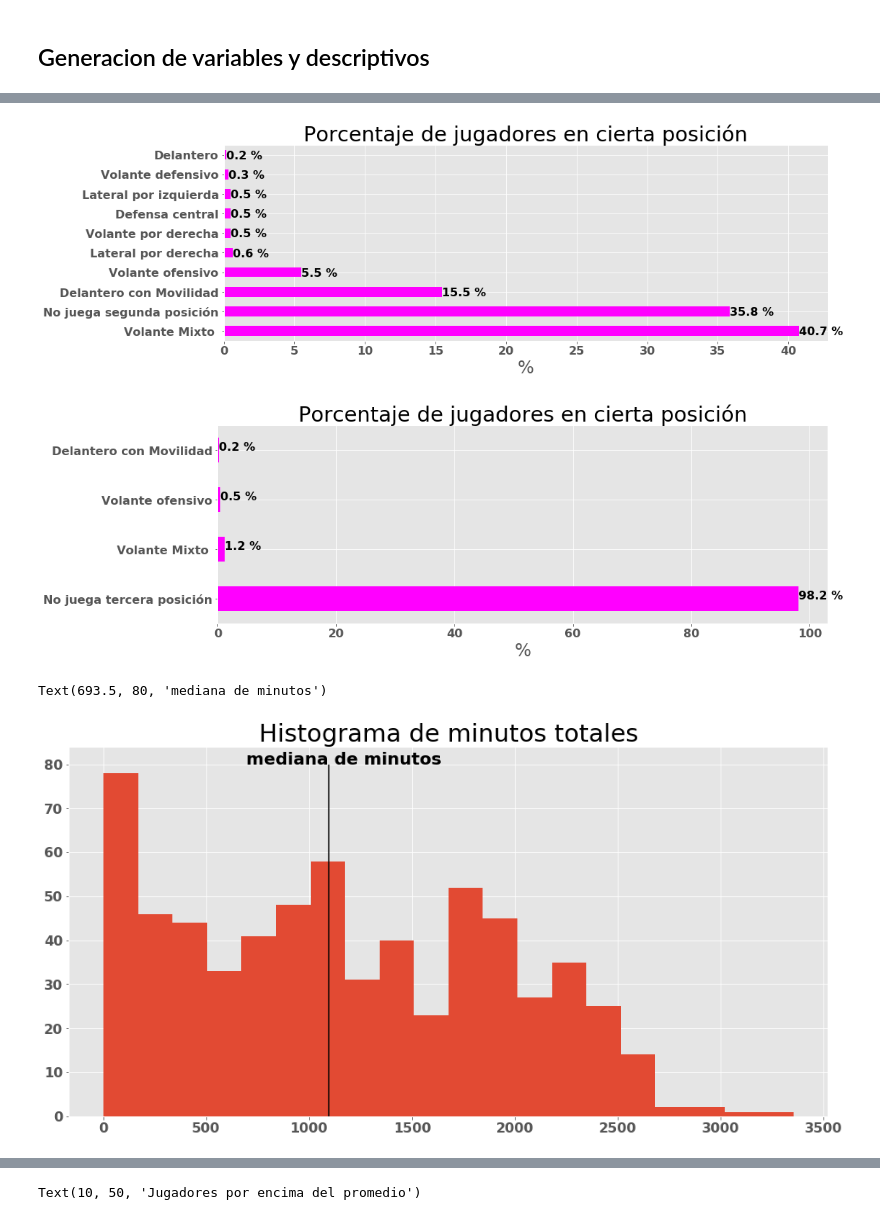
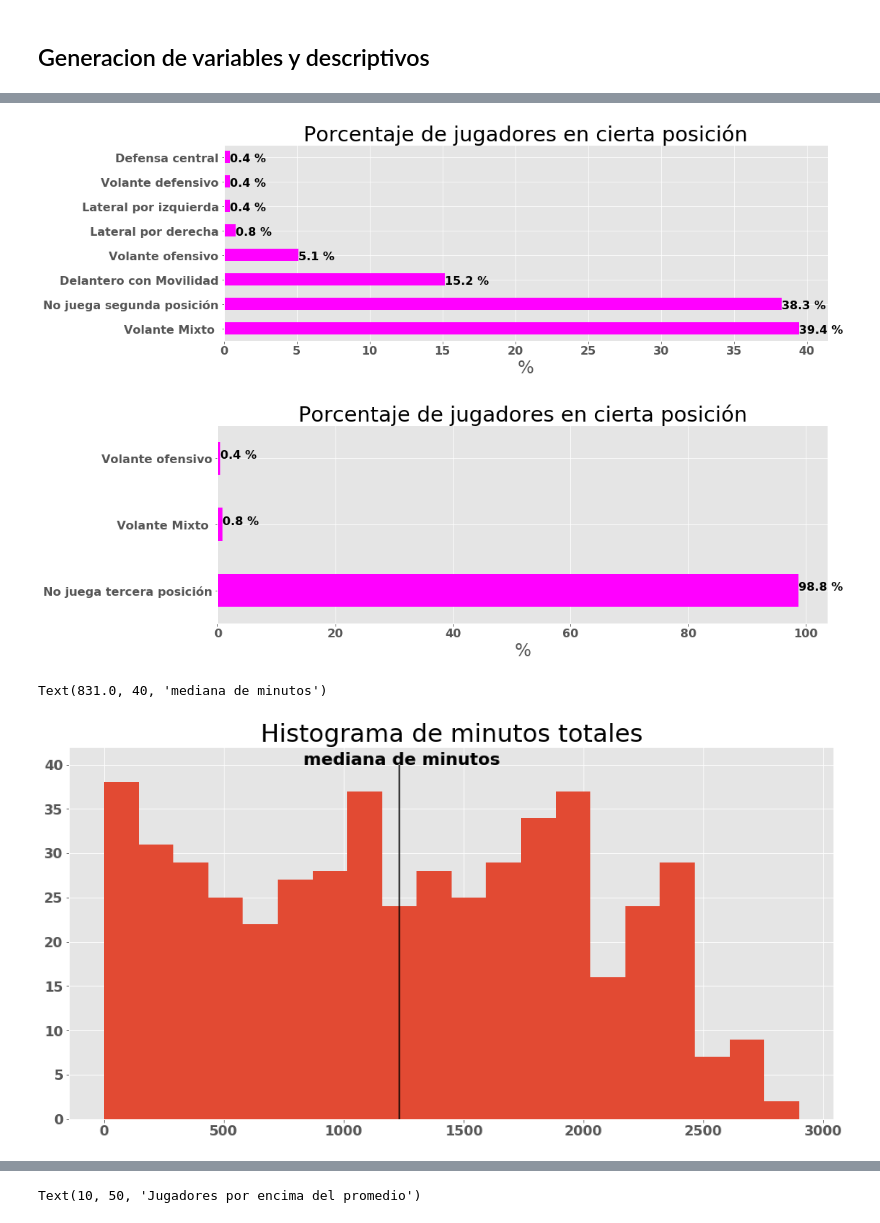
Before and after one commit to serch86/TransferPricePrediction, a Jupyter notebook: Description_and_merge_Transfer_Market.ipynb, the cells around one changed output, grey strips where cells are left out. Drawn from its saved outputs; the diff is of its cells as text; code cells hidden in the pictures.

```diff
--- a/Description_and_merge_Transfer_Market.ipynb
+++ b/Description_and_merge_Transfer_Market.ipynb
@@ -406,4 +378,6 @@ df_tp_15.columns,df_tp_15.shape
 (Index(['equipo', 'fecha_nacimiento', 'jugadores', 'valor', 'value_2015',
         'primer_nombre', 'primer_apellido', 'segundo_apellido'],
        dtype='object'), (1034, 8))
+# %%
+df_tp_15.dropna(subset=['value_2015'], inplace= True)
 # %% [markdown]
@@ -416,7 +393,7 @@ cols = ['jugador', 'primer_apellido','primer_nombre','fecha_nacimiento_x', 'naci
        'minutos_jugados_pos2', 'minutos_jugados_pos3', 'ranking_pos1',
        'ranking_pos2', 'ranking_pos3', 'ranking_restringido_pos1',
        'ranking_restringido_pos2', 'ranking_restringido_pos3','value_2015']
-df_2015 = df_pre_final.merge(df_tp_15, on=['primer_apellido','primer_nombre'], how='left')[cols]
+df_2015 = df_pre_final.merge(df_tp_15, on=['primer_apellido','primer_nombre'], how='inner')[cols]
 # %%
 # Obteniendo 600 jugadores en estre cruce. perdiendo el 25% de la info por ncruce de apellido, nombre.
 df_2015.shape
@@ -553,8 +537,6 @@ df.value_2015.isnull().sum(),df.value_2016.isnull().sum()
 df['value_2016'] = np.where(df.value_2016.isnull(),df.value_2015,df.value_2016)
 # Esti se hace por que se noto que en los datos de transferencia si no se movio de equipo no guardan el movimiento de la transferencia
 # EN ALGUNOS CASOS
-# %%
-df.dropna(subset=['value_2016'],inplace=True)
 # %%
 df.shape
 # %% [output]
@@ -654,7 +636,7 @@ plt.xlabel('%')
 for i,j in enumerate(val_pos):
     plt.text(j,i-0.2, '%1.1f %%' % j,fontsize = 16)
 # %% [output]
-[figure, old version]
+[figure, new version]
 # %%
 val_pos = df.posicion_3.value_counts(normalize=True, dropna=False) * 100
 val_pos.index = val_pos.index.fillna('No juega tercera posición')
@@ -663,7 +645,7 @@ plt.xlabel('%')
 for i,j in enumerate(val_pos):
     plt.text(j,i, '%1.1f %%' % j,fontsize = 16)
 # %% [output]
-[figure, old version]
+[figure, new version]
 # %%
 def total_minutes(df):
     min_pos1 = df['minutos_jugados_pos1']
@@ -681,13 +663,13 @@ total_minutes(df)
 # %%
 # Descriptivos de minutos totales
 df.minutos_totales.hist(bins=20)
 plt.title('Histograma de minutos totales')
 mediana = df.minutos_totales.median()
-plt.vlines(mediana,0,80)
-plt.text(mediana-400,80,'mediana de minutos')
+plt.vlines(mediana,0,40)
+plt.text(mediana-400,40,'mediana de minutos')
 # %% [output]
-Text(693.5, 80, 'mediana de minutos')
+Text(831.0, 40, 'mediana de minutos')
-[figure, old version]
+[figure, new version]
 # %%
 sns.kdeplot(df.minutos_totales.dropna(),shade=True,legend=False)
 plt.title('Distribución de minutos totales')
```
Also changed, not shown: parts of 62 cells of this notebook, 1 other file.
